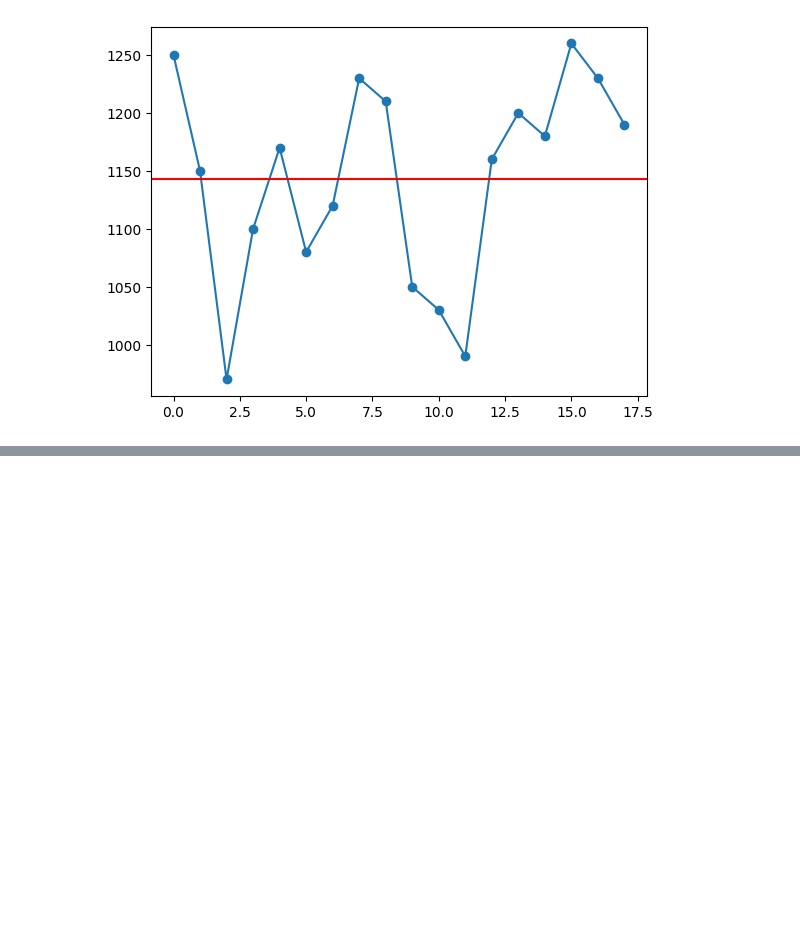
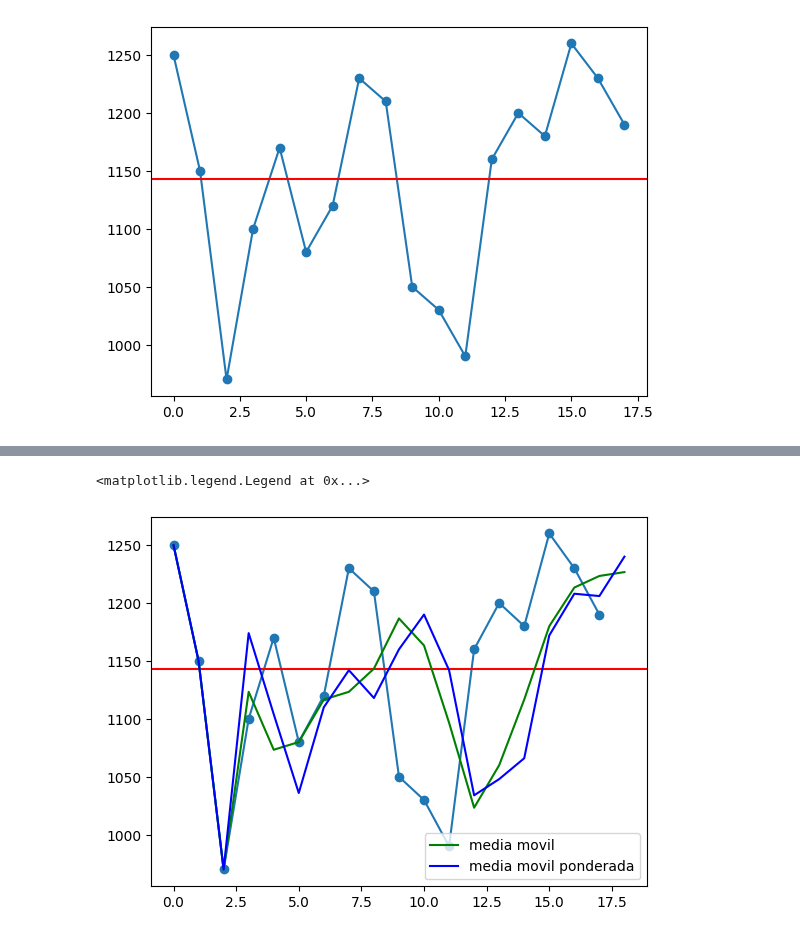
Before and after one commit to asegura4488/MetodosComputacionales2026, a Jupyter notebook: Semana10/MediaMovil.ipynb, the cells around one changed output, grey strips where cells are left out. Saved outputs shown, nothing was run; the diff lists cells and outputs as text; code cells hidden in the pictures; blank space fills up the shorter version.

```diff
--- a/Semana10/MediaMovil.ipynb
+++ b/Semana10/MediaMovil.ipynb
@@ -37,0 +89,39 @@ def GetMediaMovil(x,n):
+# %%
+# Necesiamos una "metrica" un numero
+# un modelo pesado
+def GetWeightedMediaMovil(x,w):
+
+  n = len(w)
+
+  media = np.zeros(len(x)+1)
+
+  for i in range(len(media)):
+
+    sum_ = 0.
+
+    if i >= n:
+
+      k = 0
+      for j in range(i-n,i):
+
+        sum_ += w[k]*x[j]
+        k += 1
+
+      media[i] = sum_
+
+    else:
+      media[i] = x[i]
+
+  return media
+# %%
+w = np.array([0.6,0.2,0.2])
+wmedia = GetWeightedMediaMovil(x,w)
+# %%
+plt.plot(x, '-o')
+plt.axhline(mean, color='r')
+plt.plot(media,'g',label='media movil')
+plt.plot(wmedia,'b',label='media movil ponderada')
+plt.legend()
+# %% [output]
+<matplotlib.legend.Legend at 0x...>
+[figure, added]
```
Also changed, not shown: parts of 5 cells of this notebook.
